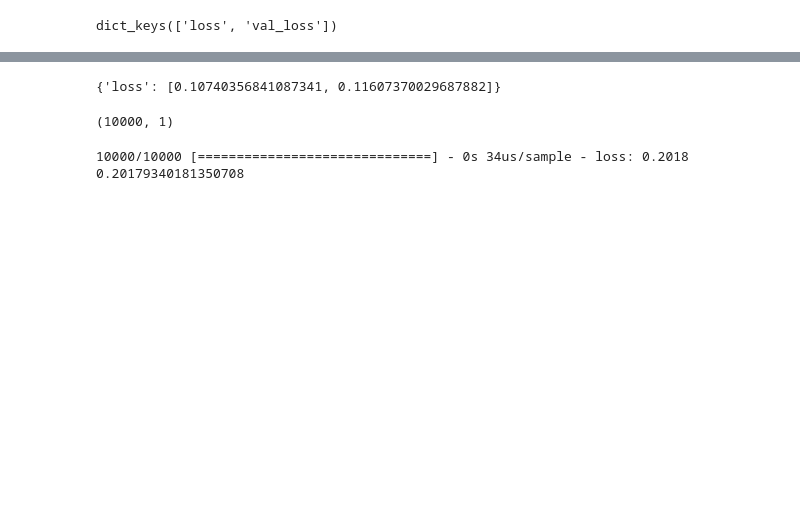
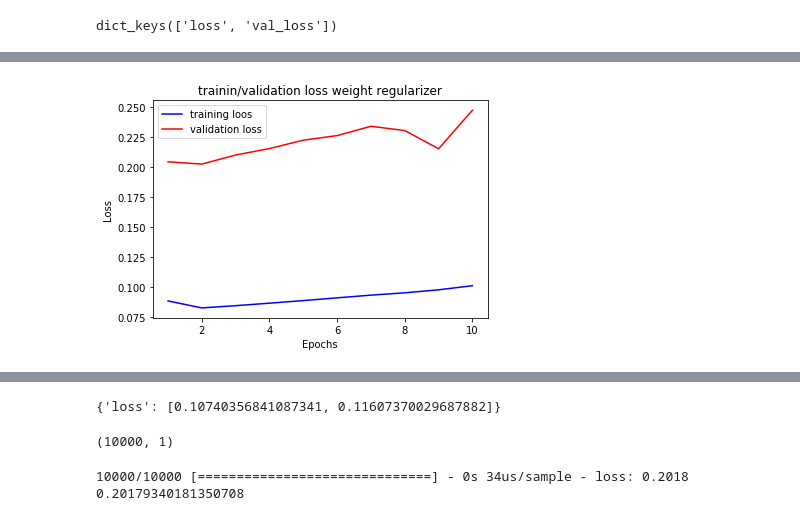
Before and after one commit to myschl/ML-DL, a Jupyter notebook: MNIST_NN.ipynb, the cells around one changed output, grey strips where cells are left out. Saved outputs shown, nothing was run; the diff lists cells and outputs as text; code cells hidden in the pictures; blank space fills up the shorter version.

```diff
--- a/MNIST_NN.ipynb
+++ b/MNIST_NN.ipynb
@@ -151,3 +150,18 @@ Epoch 10/10
+# %%
+history_dict2 = history2.history
+loss_values2 = history_dict2['loss']
+val_loss_values2 = history_dict2['val_loss']
+
+epochs = range(1, 10 + 1)
+plt.plot(epochs, loss_values2, 'b-', label='training loos')
+plt.plot(epochs, val_loss_values2, 'r-', label='validation loss')
+plt.title('trainin/validation loss weight regularizer')
+plt.xlabel('Epochs')
+plt.ylabel('Loss')
+plt.legend()
+plt.show()
+# %% [output]
+[figure, added]
 # %%
 model3 = models.Sequential()
 model3.add(layers.Flatten())
```
Also changed, not shown: parts of 9 cells of this notebook.
